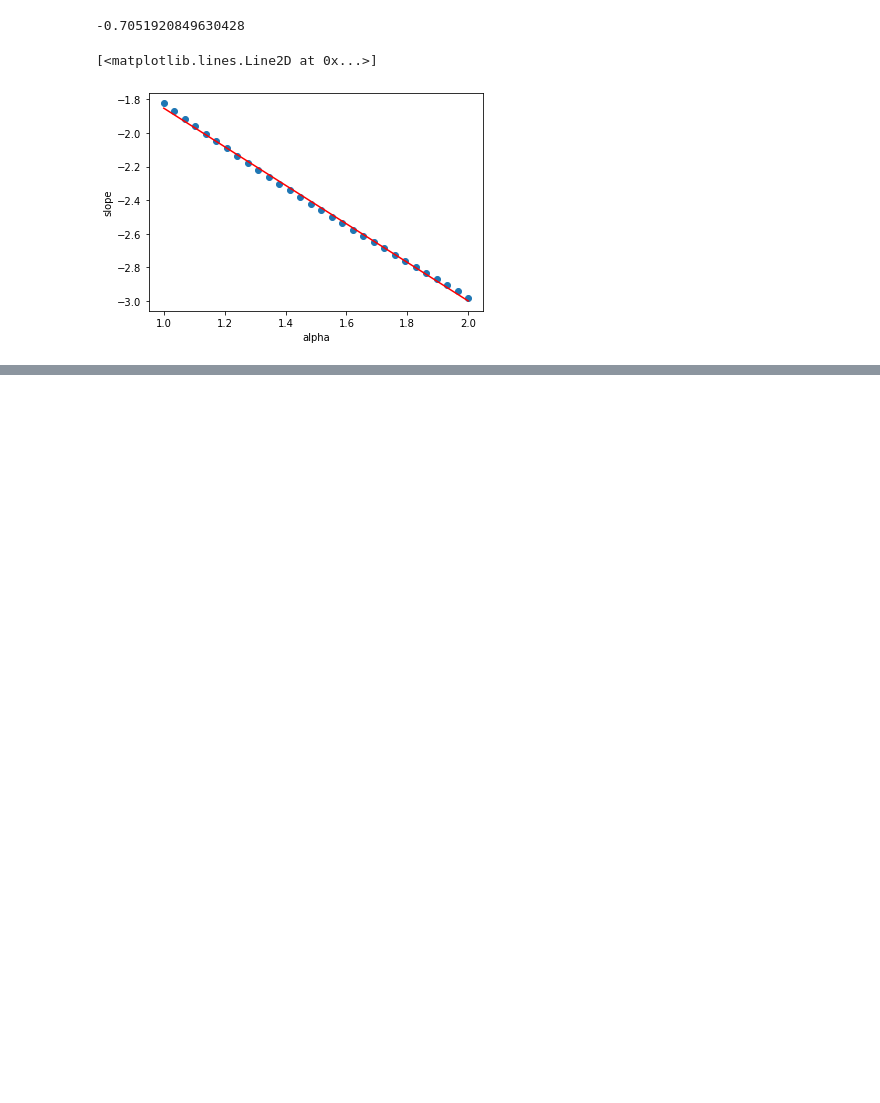
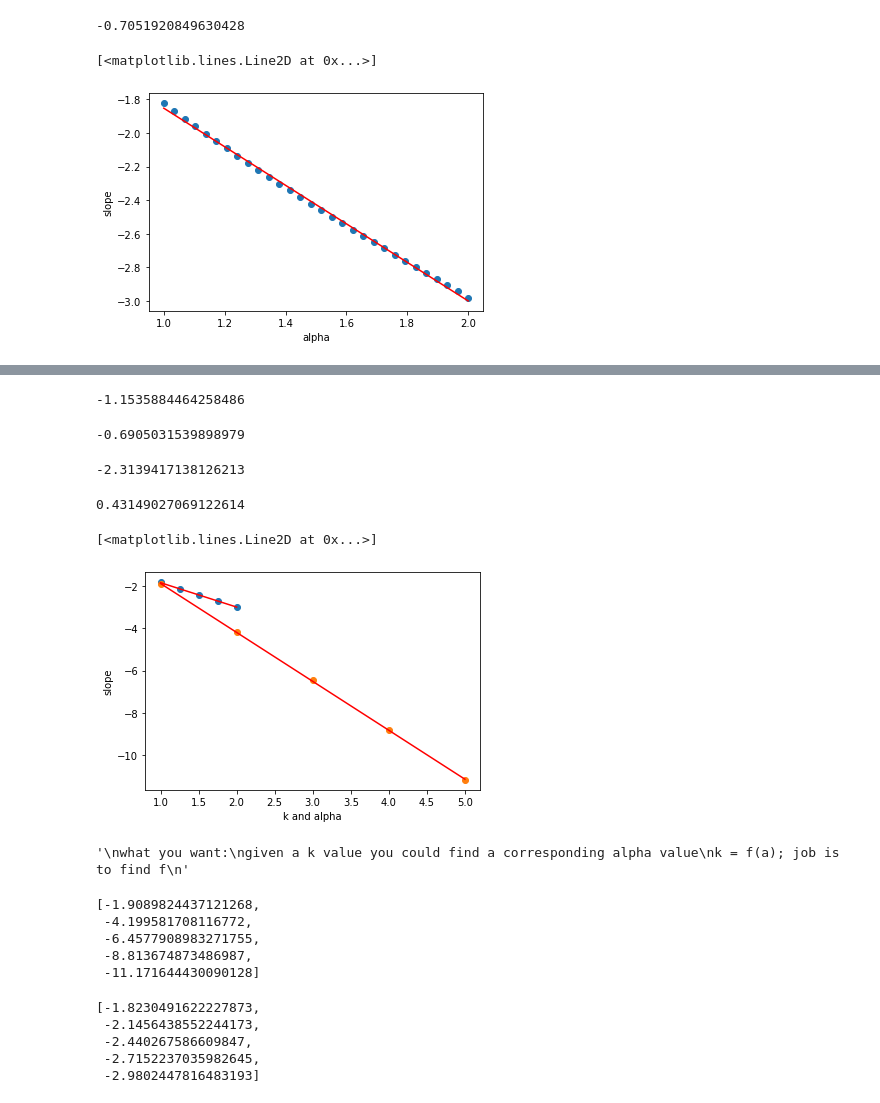
Before and after one commit to genglinliu/NTK-study, a Jupyter notebook: NTK2d_vectorized.ipynb, the cells around one changed output, grey strips where cells are left out. Cells and saved outputs as stored; diff of their text form; code cells hidden in the pictures; blank space fills up the shorter version.

```diff
--- a/NTK2d_vectorized.ipynb
+++ b/NTK2d_vectorized.ipynb
@@ -470,8 +471,72 @@ plt.plot(k_list, slope * k_list + b, 'r')
 [<matplotlib.lines.Line2D at 0x...>]
 [figure]
+# %%
+"""
+Same functions,
+"""
+
+alpha_list = np.linspace(1.0, 1.99999999, 5)
+slope_list_a = []
+
+for a in tqdm(alpha_list):
+    kernel_ = calc_laplace(alpha=a)
+    slope_list_a.append(np.real(calc_slope_regression(kernel_)))
+
+plt.scatter(alpha_list, slope_list_a)
+
+# regression line
+slope, b = np.polyfit(alpha_list, slope_list_a, deg=1)
+display(slope, b)
+
+plt.plot(alpha_list, slope * alpha_list + b, 'r')
+
+##############################################################
+
+k_list = np.array([1, 2, 3, 4, 5])
+slope_list_k = []
+
+for k in tqdm(k_list):
+    kernel_ = calc_NTK_numerical(k=k)
+    # ignore the imaginary part of the numeircal values
+    slope_list_k.append(np.real(calc_slope_regression(kernel_)))
+
+plt.xlabel("k and alpha")
+plt.ylabel("slope")
+plt.scatter(k_list, slope_list_k)
+
+slope, b = np.polyfit(k_list, slope_list_k, deg=1)
+display(slope, b)
+plt.plot(k_list, slope * k_list + b, 'r')
+# %% [output]
+-1.1535884464258486
+-0.6905031539898979
+-2.3139417138126213
+0.43149027069122614
+[<matplotlib.lines.Line2D at 0x...>]
+[figure, added]
 # %%
 """
-what you want:
+TODO?
 given a k value you could find a corresponding alpha value
-k = f(a); job is to find f
+a = f(k); job is to find f
+
+k = 1, 2, 3, 4, 5
 """
+# %% [output]
+'\nwhat you want:\ngiven a k value you could find a corresponding alpha value\nk = f(a); job is to find f\n'
+# %%
+slope_list_k
+# %% [output]
+[-1.9089824437121268,
+ -4.199581708116772,
+ -6.4577908983271755,
+ -8.813674873486987,
+ -11.171644430090128]
+# %%
+slope_list_a
+# %% [output]
+[-1.8230491622227873,
+ -2.1456438552244173,
+ -2.440267586609847,
+ -2.7152237035982645,
+ -2.9802447816483193]
```
Also changed, not shown: parts of 5 cells of this notebook, 1 other file.
